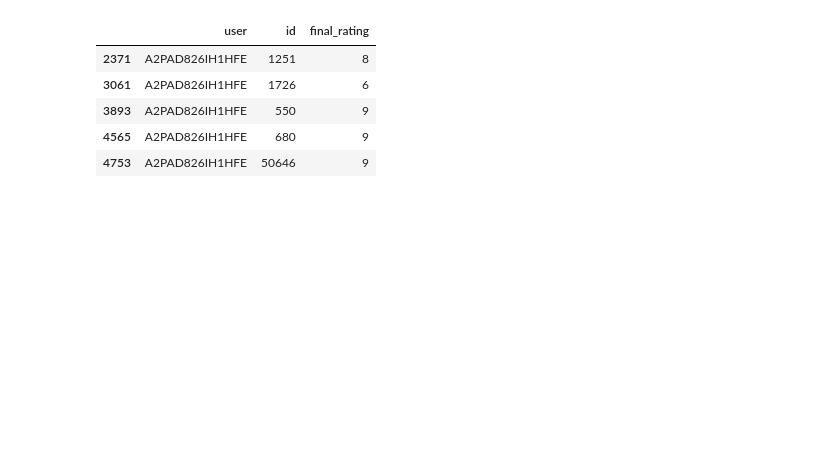
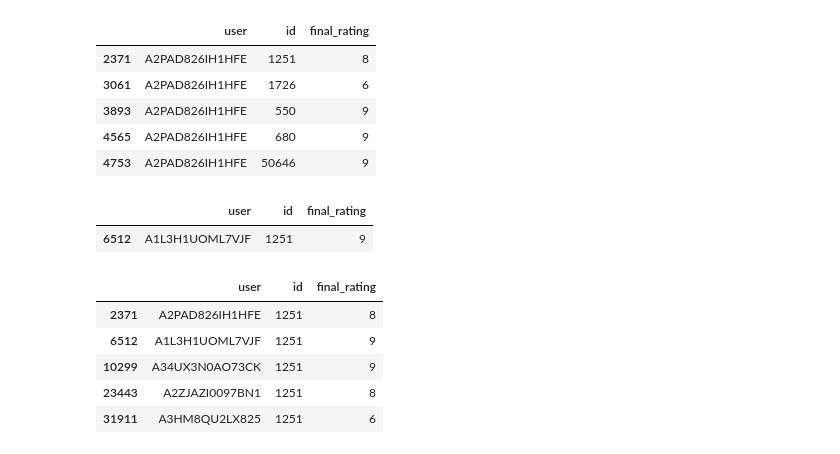
Before and after one commit to adityamurti/Streamlit_Recommendation-System, a Jupyter notebook: user.ipynb, the cells around one changed output. Drawn from its saved outputs; the diff is of its cells as text; code cells hidden in the pictures; blank space fills up the shorter version.

```diff
--- a/user.ipynb
+++ b/user.ipynb
@@ -158,3 +158,17 @@ df_ratings[df_ratings["user"] == 'A2PAD826IH1HFE'].head()
 | 3893 | A2PAD826IH1HFE | 550 | 9 |
 | 4565 | A2PAD826IH1HFE | 680 | 9 |
 | 4753 | A2PAD826IH1HFE | 50646 | 9 |
+# %%
+df_ratings[df_ratings["user"] == 'A1L3H1UOML7VJF'].head()
+# %% [output]
+|  | user | id | final_rating |
+| 6512 | A1L3H1UOML7VJF | 1251 | 9 |
+# %%
+df_ratings[df_ratings["id"] == 1251].head()
+# %% [output]
+|  | user | id | final_rating |
+| 2371 | A2PAD826IH1HFE | 1251 | 8 |
+| 6512 | A1L3H1UOML7VJF | 1251 | 9 |
+| 10299 | A34UX3N0AO73CK | 1251 | 9 |
+| 23443 | A2ZJAZI0097BN1 | 1251 | 8 |
+| 31911 | A3HM8QU2LX825 | 1251 | 6 |
```
Also changed, not shown: parts of 1 cell of this notebook, 2 other files.
